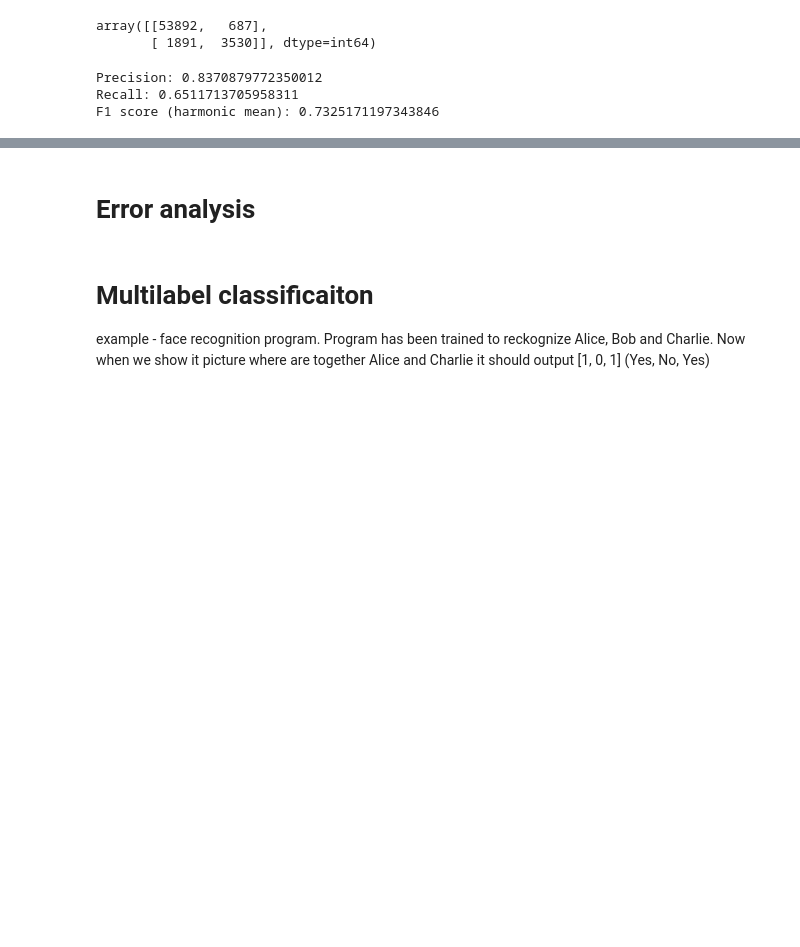
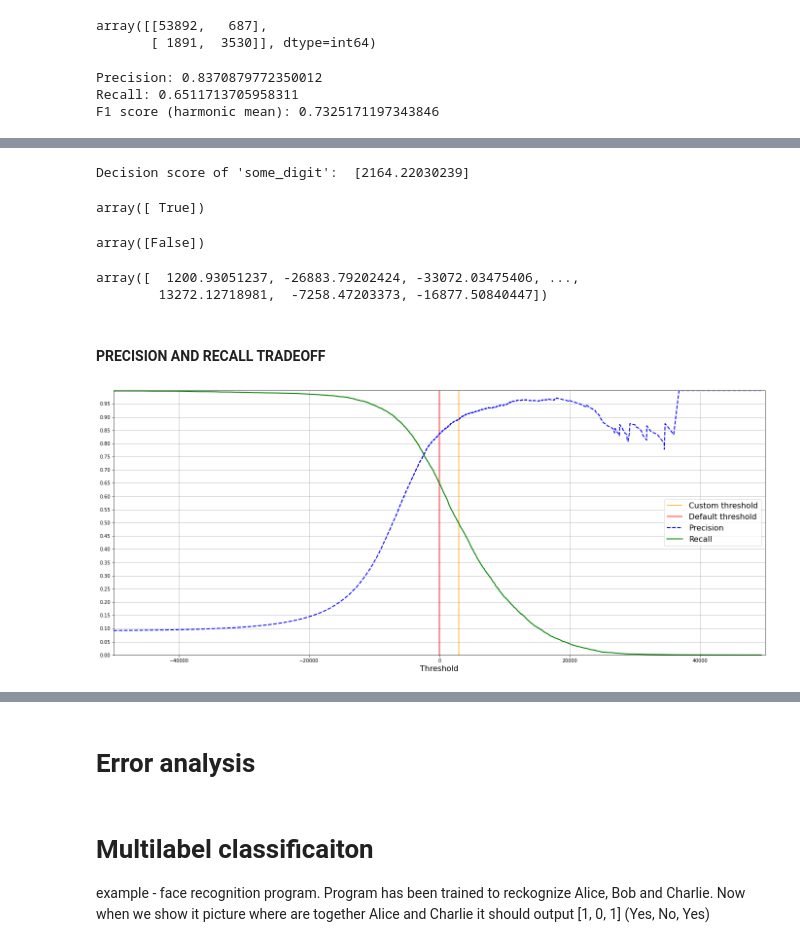
Before and after one commit to Ismaril/training, a Jupyter notebook: AI/ML_DL_book/03_mnist_classification.ipynb, the cells around one changed output, grey strips where cells are left out. Cells and saved outputs as stored; diff of their text form; code cells hidden in the pictures; blank space fills up the shorter version.

```diff
--- a/AI/ML_DL_book/03_mnist_classification.ipynb
+++ b/AI/ML_DL_book/03_mnist_classification.ipynb
@@ -355,0 +331,76 @@ y_train_90_precision = y_scores >= threshold_90_precision
+# %%
+# DECISION FUNCTION (DECISION SCORES)
+# The SGDClassifier class uses a decision function to make predictions. The decision function is computed for each instance and a score for each instance is compared to a threshold. If the score is greater than the threshold, the instance is classified as positive, and negative otherwise. The classifier uses default threshold of 0.
+
+# you can see that the sgd_classifier.decision_function returns a score based on which is calculated a prediction
+decision_score_of_some_digit = sgd_classifier.decision_function([some_digit])
+
+print("Decision score of 'some_digit': ", decision_score_of_some_digit)
+# %% [output]
+Decision score of 'some_digit':  [2164.22030239]
+# %%
+# below you can see that once the threshold changes, the result of prediction also changes
+# Since the 0 is the default threshold value, the code in this cell does the same thing as if you called predict() method.
+threshold = 0
+y_some_digit_prediction = decision_score_of_some_digit > threshold
+
+# Is the number 5?
+y_some_digit_prediction
+# %% [output]
+array([ True])
+# %%
+threshold = 8000
+y_some_digit_prediction = decision_score_of_some_digit > threshold
+
+# Is the number 5?
+y_some_digit_prediction
+# %% [output]
+array([False])
+# %%
+# with this function you can check decision scores of all 60_000 instances
+y_decision_scores = cross_val_predict(
+    estimator=sgd_classifier,
+    X=X_train,
+    y=y_train_5,
+    cv=3,
+    method="decision_function"  # this will return decision scores instead of predictions
+)
+y_decision_scores
+# %% [output]
+array([  1200.93051237, -26883.79202424, -33072.03475406, ...,
+        13272.12718981,  -7258.47203373, -16877.50840447])
+# %% [markdown]
+#### PRECISION AND RECALL TRADEOFF
+# %%
+from sklearn.metrics import precision_recall_curve
+
+# You can use sklearn precision_recall_curve() function to compute precision and recall for all possible thresholds. (Applies only to binary classifiers). This might be useful to you if you want to plot precision and recall vs the threshold, in case you want your model to have a specific ratio of precision or recall. With that plot you can see which threshold you need and then you can your self create a custom filter, which will return predictions based on that custom threshold vs decision scores.
+precisions, recalls, thresholds = precision_recall_curve(y_train_5, y_decision_scores)
+
+custom_threshold = 3000
+default_threshold = 0
+
+
+def plot_precision_recall_vs_threshold(precisions_, recalls_, thresholds_):
+    plt.figure(figsize=(24, 10))
+    plt.vlines(x=custom_threshold, ymin=0, ymax=1.0, colors="orange", linestyles="solid",
+               label="Custom threshold")
+    plt.vlines(x=default_threshold, ymin=0, ymax=1.0, colors="red", linestyles="solid",
+               label="Default threshold")
+    plt.plot(thresholds_, precisions_[:-1], "b--", label="Precision", linewidth=2)
+    plt.plot(thresholds_, recalls_[:-1], "g-", label="Recall", linewidth=2)
+    plt.legend(loc="center right", fontsize=16)
+    plt.xlabel("Threshold", fontsize=16)
+    plt.grid(True)
+    plt.yticks(np.arange(0, 1, step=0.05))
+    # plt.xticks(np.arange(-40_000, 40_000, step=5_000))
+    plt.axis((-50000, 50000, 0, 1))
+
+
+plot_precision_recall_vs_threshold(precisions, recalls, thresholds)
+plt.show()
+
+# Take a look at the plot below. You see that at default threshold 0, which is used for predictions normally, precision is around 85% and recall around 65%, just as we evaluated it above. (You can check it few cells above)
+# In case you wanted for example 90% precision, you can see that you would need to set the threshold to around 3000. But then you would have only around 50% recall. So you can see that there is a tradeoff between precision and recall.
+# %% [output]
+[figure, added]
```
Also changed, not shown: parts of 34 cells of this notebook, 1 other file.
